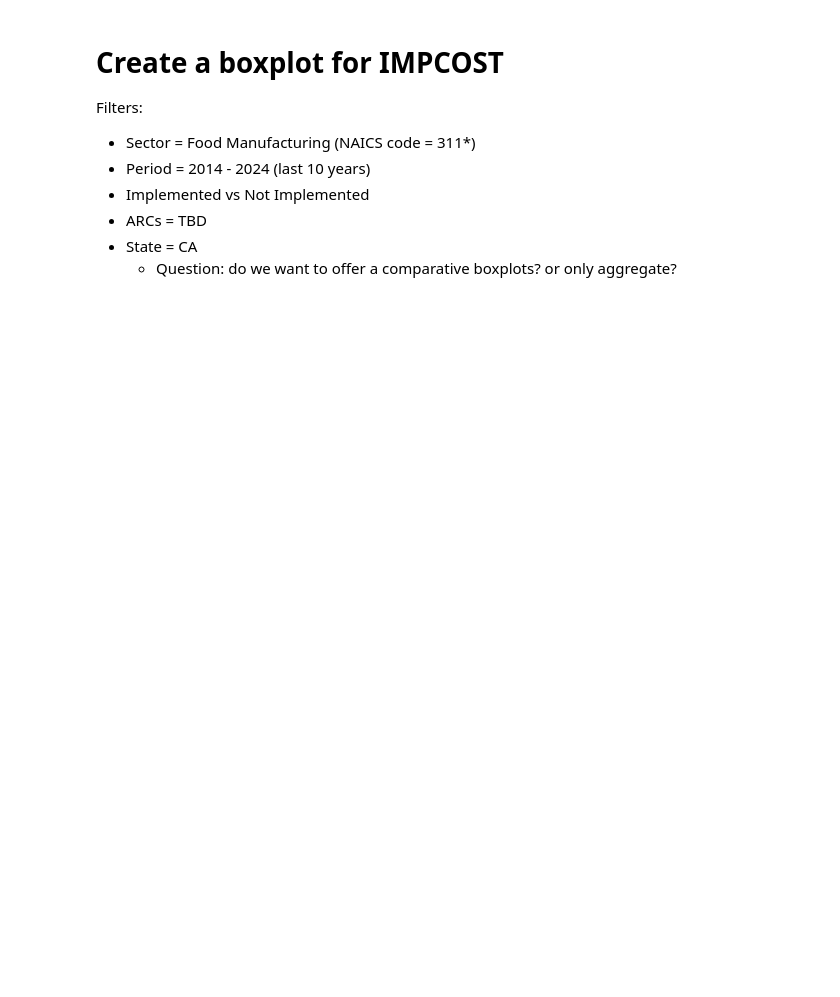
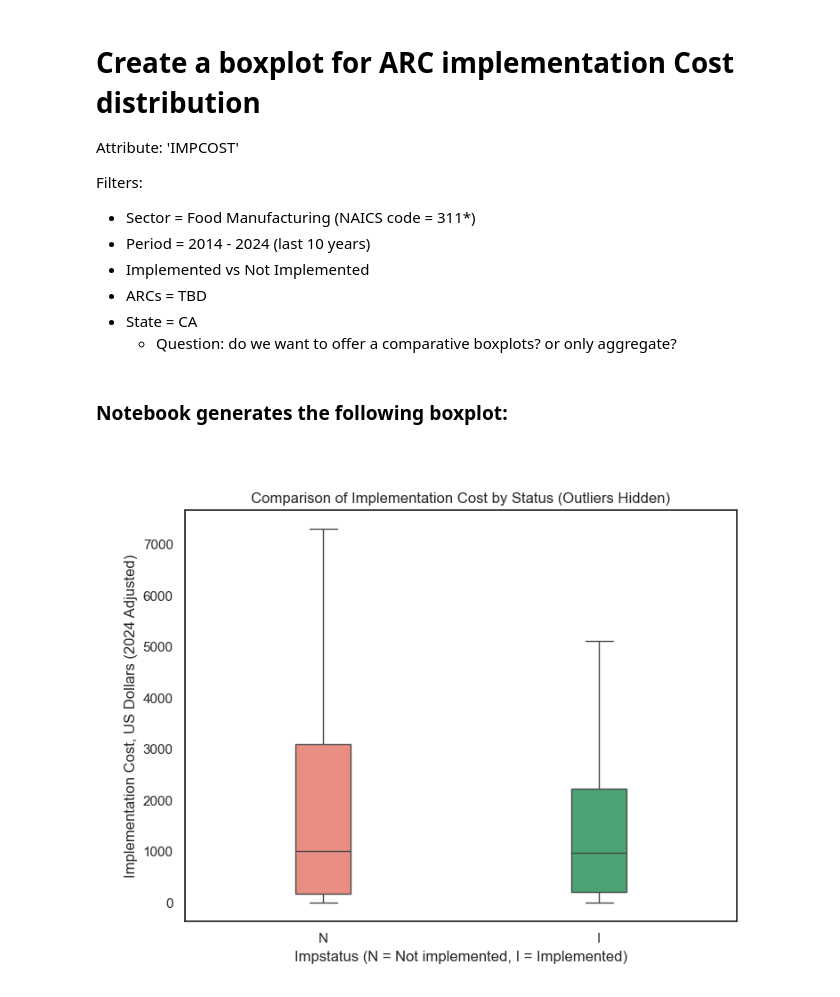
Before and after one commit to IndustrialEnergy/dataintegration, a Jupyter notebook: src/adj_impcost_boxplot.ipynb, the cells around one changed output. Saved outputs shown, nothing was run; the diff lists cells and outputs as text; code cells hidden in the pictures; blank space fills up the shorter version.

Commit message:
1. Added a notebok (src/adj_impcost_boxplot.ipynb) for generating boxplot of Implementation Cost distribution based on predefined filters

```diff
--- a/src/adj_impcost_boxplot.ipynb
+++ b/src/adj_impcost_boxplot.ipynb
@@ -1,5 +1,7 @@
 # %% [markdown]
-# Create a boxplot for IMPCOST
+# Create a boxplot for ARC implementation Cost distribution
+
+Attribute: 'IMPCOST'
 
 Filters:
 * Sector = Food Manufacturing (NAICS code = 311*)
@@ -8,6 +10,17 @@ Filters:
 * ARCs = TBD
 * State = CA
     * Question: do we want to offer a comparative boxplots? or only aggregate?
+# %% [markdown]
+### Notebook generates the following boxplot:
+# %%
+from IPython.display import Image
+
+image_path = '../assets/impcost_boxplot_aggregate.png'
+
+# Display the image
+Image(image_path)
+# %% [output]
+[figure, added]
 # %%
 # Import libraries
 import pandas as pd
```
Also changed, not shown: parts of 19 cells of this notebook.
